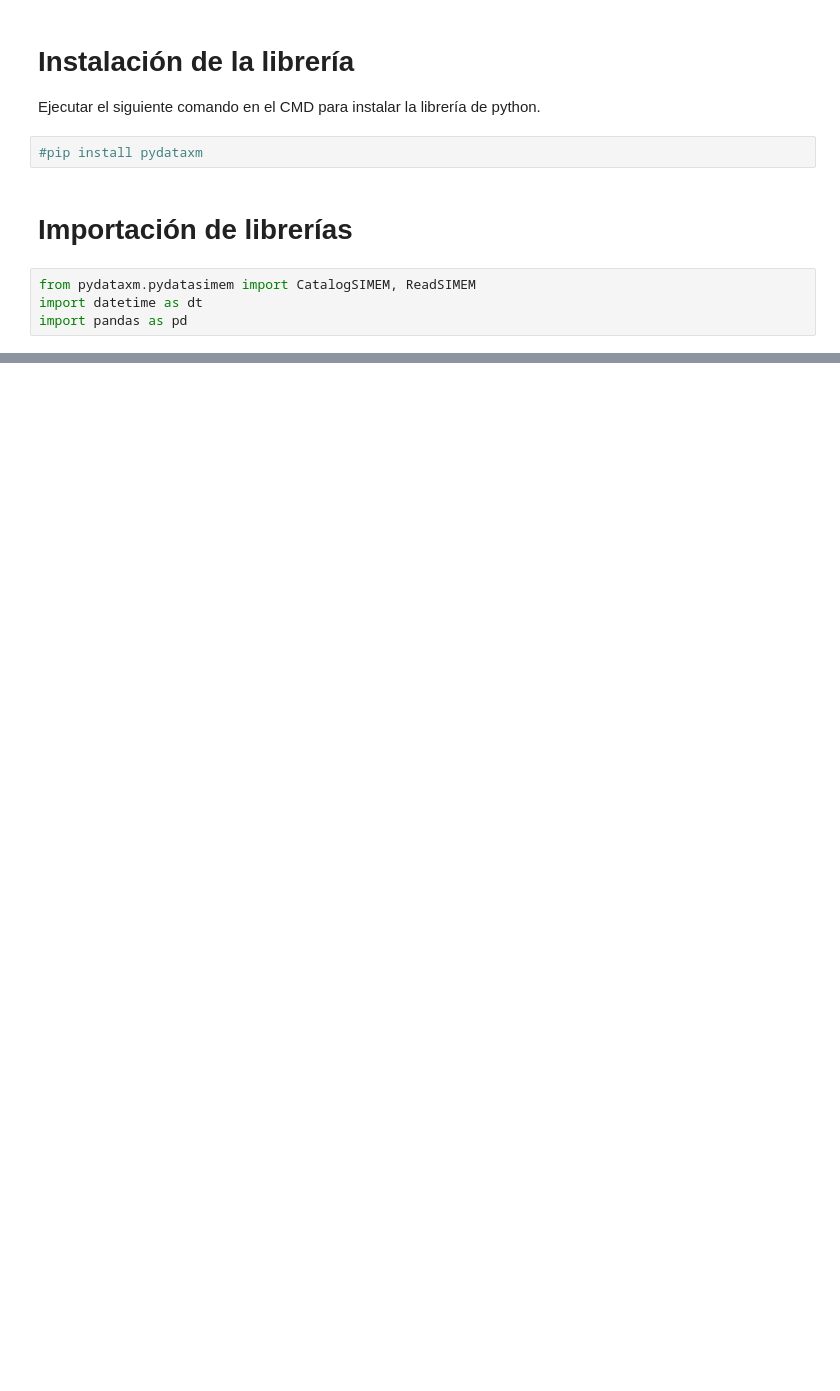
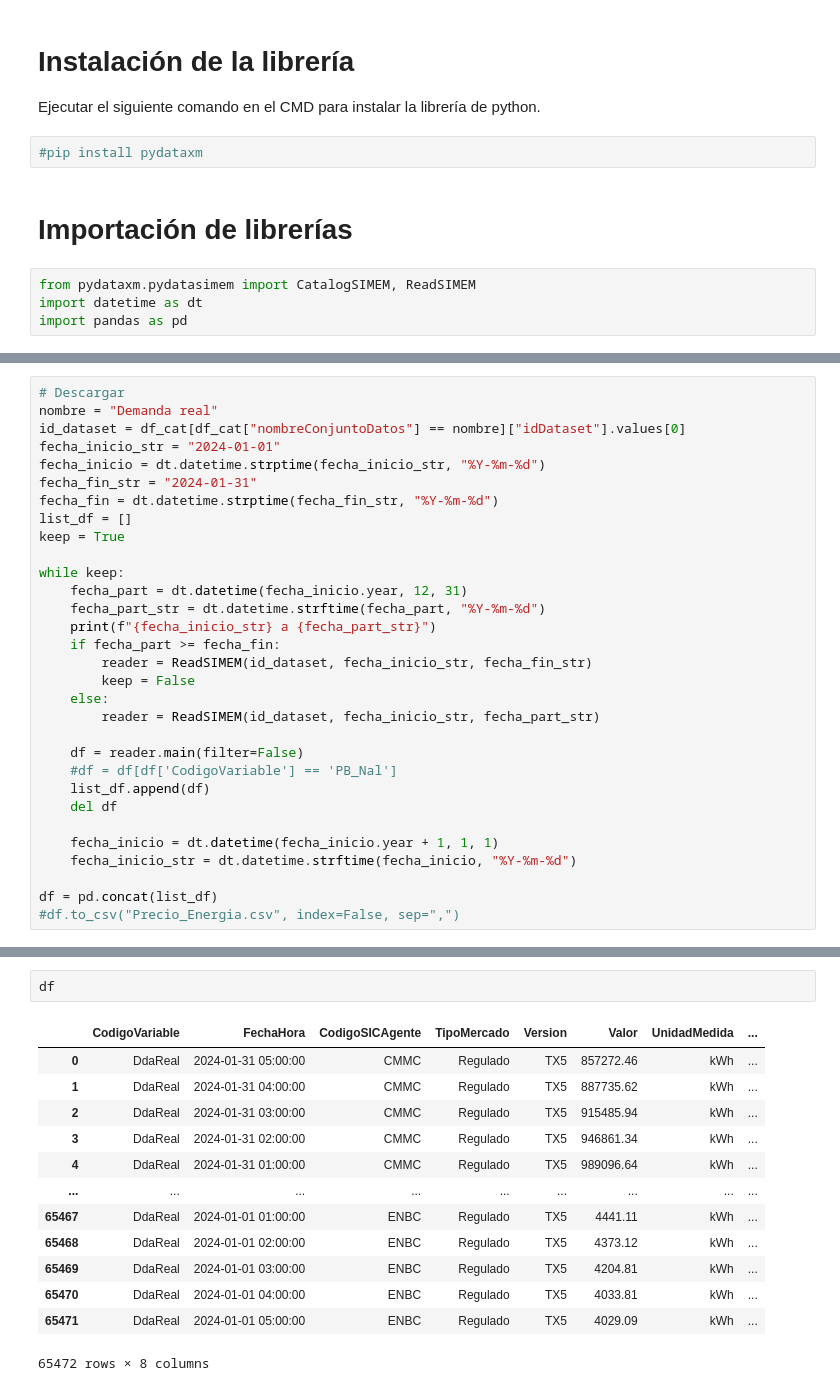
Before and after one commit to shaka03/bot_futuros, a Jupyter notebook: notebooks/Derivex_Spot.ipynb, the cells around one changed output, grey strips where cells are left out. Cells and saved outputs as stored; diff of their text form; blank space fills up the shorter version.

```diff
--- a/notebooks/Derivex_Spot.ipynb
+++ b/notebooks/Derivex_Spot.ipynb
@@ -31,0 +44,31 @@ df_cat[df_cat['nombreConjuntoDatos'].str.contains('bolsa', case=False)]
+# %%
+# Descargar
+nombre = "Demanda real"
+id_dataset = df_cat[df_cat["nombreConjuntoDatos"] == nombre]["idDataset"].values[0]
+fecha_inicio_str = "2024-01-01"
+fecha_inicio = dt.datetime.strptime(fecha_inicio_str, "%Y-%m-%d")
+fecha_fin_str = "2024-01-31"
+fecha_fin = dt.datetime.strptime(fecha_fin_str, "%Y-%m-%d")
+list_df = []
+keep = True
+
+while keep:
+    fecha_part = dt.datetime(fecha_inicio.year, 12, 31)
+    fecha_part_str = dt.datetime.strftime(fecha_part, "%Y-%m-%d")
+    print(f"{fecha_inicio_str} a {fecha_part_str}")
+    if fecha_part >= fecha_fin:
+        reader = ReadSIMEM(id_dataset, fecha_inicio_str, fecha_fin_str)
+        keep = False
+    else:
+        reader = ReadSIMEM(id_dataset, fecha_inicio_str, fecha_part_str)
+
+    df = reader.main(filter=False)
+    #df = df[df['CodigoVariable'] == 'PB_Nal']
+    list_df.append(df)
+    del df
+
+    fecha_inicio = dt.datetime(fecha_inicio.year + 1, 1, 1)
+    fecha_inicio_str = dt.datetime.strftime(fecha_inicio, "%Y-%m-%d")
+
+df = pd.concat(list_df)
+#df.to_csv("Precio_Energia.csv", index=False, sep=",")
@@ -31,0 +86,16 @@ df_cat[df_cat['nombreConjuntoDatos'].str.contains('bolsa', case=False)]
+# %%
+df
+# %% [output]
+|  | CodigoVariable | FechaHora | CodigoSICAgente | TipoMercado | Version | Valor | UnidadMedida | ... |
+| 0 | DdaReal | 2024-01-31 05:00:00 | CMMC | Regulado | TX5 | 857272.46 | kWh | ... |
+| 1 | DdaReal | 2024-01-31 04:00:00 | CMMC | Regulado | TX5 | 887735.62 | kWh | ... |
+| 2 | DdaReal | 2024-01-31 03:00:00 | CMMC | Regulado | TX5 | 915485.94 | kWh | ... |
+| 3 | DdaReal | 2024-01-31 02:00:00 | CMMC | Regulado | TX5 | 946861.34 | kWh | ... |
+| 4 | DdaReal | 2024-01-31 01:00:00 | CMMC | Regulado | TX5 | 989096.64 | kWh | ... |
+| ... | ... | ... | ... | ... | ... | ... | ... | ... |
+| 65467 | DdaReal | 2024-01-01 01:00:00 | ENBC | Regulado | TX5 | 4441.11 | kWh | ... |
+| 65468 | DdaReal | 2024-01-01 02:00:00 | ENBC | Regulado | TX5 | 4373.12 | kWh | ... |
+| 65469 | DdaReal | 2024-01-01 03:00:00 | ENBC | Regulado | TX5 | 4204.81 | kWh | ... |
+| 65470 | DdaReal | 2024-01-01 04:00:00 | ENBC | Regulado | TX5 | 4033.81 | kWh | ... |
+| 65471 | DdaReal | 2024-01-01 05:00:00 | ENBC | Regulado | TX5 | 4029.09 | kWh | ... |
+65472 rows × 8 columns
```
Also changed, not shown: parts of 6 cells of this notebook, 1 other file.
